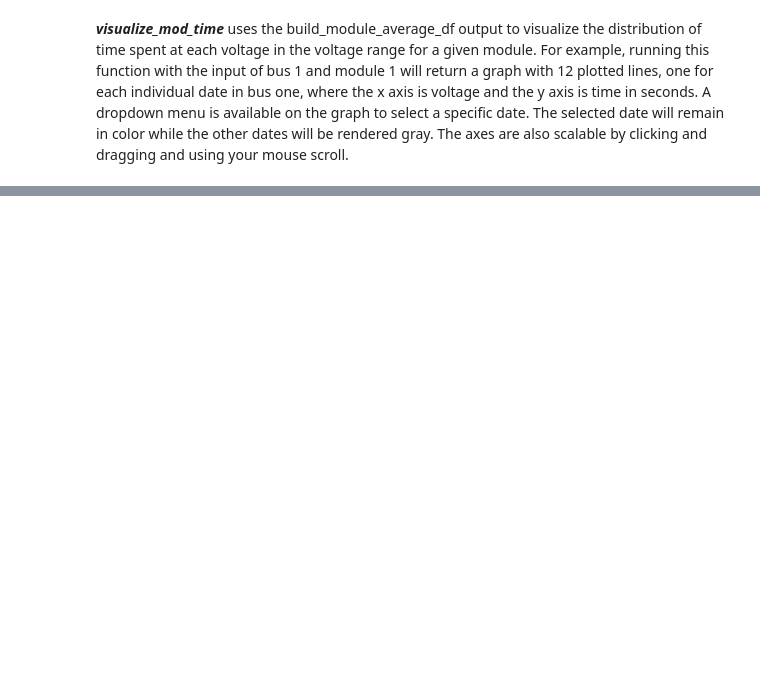
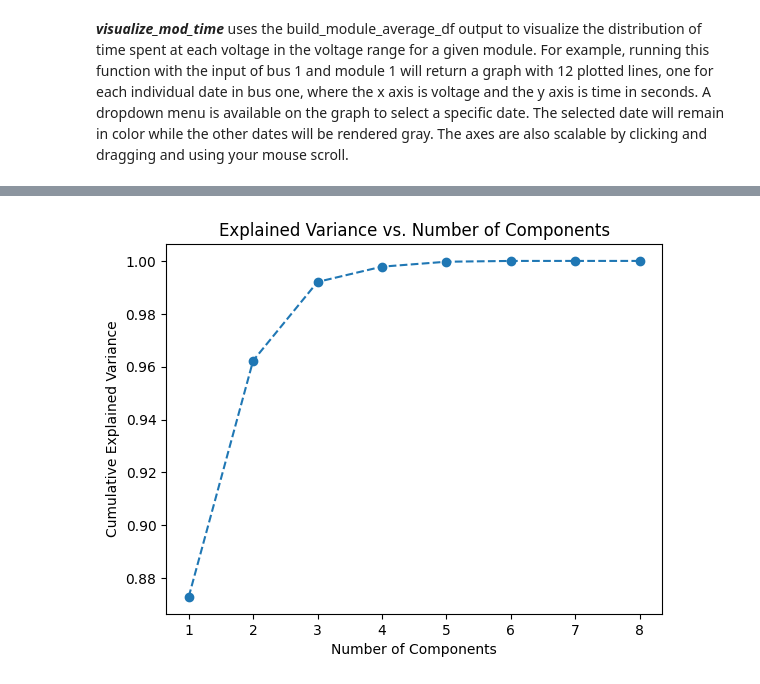
Before and after one commit to TheBattCave/TheBattmobile, a Jupyter notebook: examples/Example_notebook.ipynb, the cells around one changed output, grey strips where cells are left out. Saved outputs shown, nothing was run; the diff lists cells and outputs as text; code cells hidden in the pictures; blank space fills up the shorter version.

```diff
--- a/examples/Example_notebook.ipynb
+++ b/examples/Example_notebook.ipynb
@@ -231,0 +268,4 @@ alfred.visualize_mod_time(directory, 'bus_0039142903b40233500710/', 1)
+# %%
+alfred.find_num_components(directory)
+# %% [output]
+[figure, added]
```
Also changed, not shown: parts of 10 cells of this notebook.
